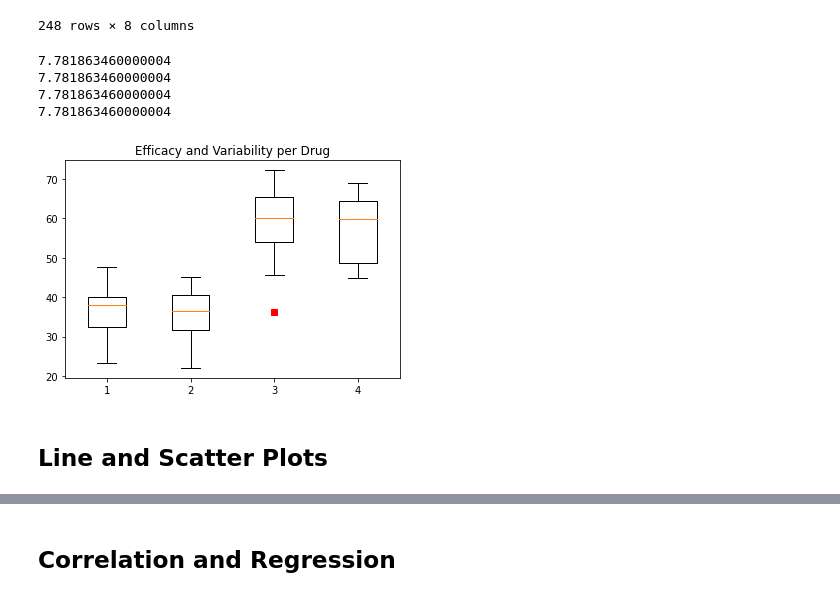
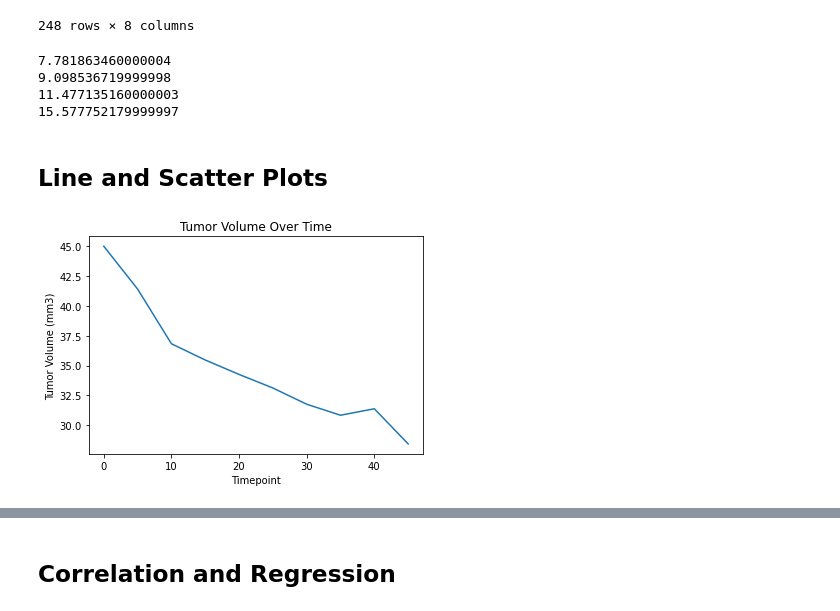
Before and after one commit to tonygardella5/Matplotlib-challenge, a Jupyter notebook: pymaceuticals.ipynb, the cells around one changed output, grey strips where cells are left out. Saved outputs shown, nothing was run; the diff lists cells and outputs as text; code cells hidden in the pictures.

Commit message:
Line Graph working

```diff
--- a/pymaceuticals.ipynb
+++ b/pymaceuticals.ipynb
@@ -224,26 +224,26 @@ ceftamin_vol=ceftamin['Tumor Volume (mm3)']
 # Calculate the IQR and quantitatively determine if there are any potential outliers.
 
 quartiles_cap = capomulin_vol.quantile([.25,.5,.75])
-lowerq_cap = quartiles[0.25]
-upperq_cap = quartiles[0.75]
+lowerq_cap = quartiles_cap[0.25]
+upperq_cap = quartiles_cap[0.75]
 iqr_capomulin = upperq_cap-lowerq_cap
 print(iqr_capomulin)
 
 quartiles_ram = ramicane_vol.quantile([.25,.5,.75])
-lowerq_ram = quartiles[0.25]
-upperq_ram = quartiles[0.75]
+lowerq_ram = quartiles_ram[0.25]
+upperq_ram = quartiles_ram[0.75]
 iqr_ramicane = upperq_ram-lowerq_ram
 print(iqr_ramicane)
 
 quartiles_inf = infubinol_vol.quantile([.25,.5,.75])
-lowerq_inf = quartiles[0.25]
-upperq_inf = quartiles[0.75]
+lowerq_inf = quartiles_inf[0.25]
+upperq_inf = quartiles_inf[0.75]
 iqr_infubinol = upperq_inf-lowerq_inf
 print(iqr_infubinol)
 
 quartiles_ceft = ceftamin_vol.quantile([.25,.5,.75])
-lowerq_ceft = quartiles[0.25]
-upperq_ceft = quartiles[0.75]
+lowerq_ceft = quartiles_ceft[0.25]
+upperq_ceft = quartiles_ceft[0.75]
 iqr_ceftamin = upperq_ceft-lowerq_ceft
 print(iqr_ceftamin)
 
@@ -259,18 +259,15 @@ print(iqr_ceftamin)
     # Determine outliers using upper and lower bounds
 # %% [output]
 7.781863460000004
-7.781863460000004
-7.781863460000004
-7.781863460000004
+9.098536719999998
+11.477135160000003
+15.577752179999997
 # %%
 # Generate a box plot of the final tumor volume of each mouse across four regimens of interest
 fig1, ax1 = plt.subplots()
 ax1.set_title('Efficacy and Variability per Drug')
-ax1.boxplot([capomulin_vol, ramicane_vol, infubinol_vol, ceftamin_vol], sym='rs')
-
-#plt.set_title('Changed Outlier Symbols')
+ax1.boxplot([capomulin_vol, ramicane_vol, infubinol_vol, ceftamin_vol], sym='rs', labels = treatment_labels)
+ax1.set_ylabel("Final Tumor Volume (mm3)")
 plt.show()
-# %% [output]
-[figure, removed]
 # %% [markdown]
 ## Line and Scatter Plots
@@ -279,2 +274,18 @@ plt.show()
+# %%
+# Generate a line plot of time point versus tumor volume for a mouse treated with Capomulin (Timepoint, Tumor Volume (mm3))
+mouse = 'm601'
+mouse_data = clean_results.loc[clean_results['Mouse ID']==mouse]
+x_axis = list(mouse_data['Timepoint'])
+y_axis = list(mouse_data['Tumor Volume (mm3)'])
+
+plt.plot(x_axis,y_axis)
+plt.xlabel("Timepoint")
+plt.ylabel("Tumor Volume (mm3)")
+plt.title("Tumor Volume Over Time")
+
+
+plt.show()
+# %% [output]
+[figure, added]
 # %%
 # Generate a scatter plot of mouse weight versus average tumor volume for the Capomulin regimen
```
Also changed, not shown: parts of 3 cells of this notebook.
